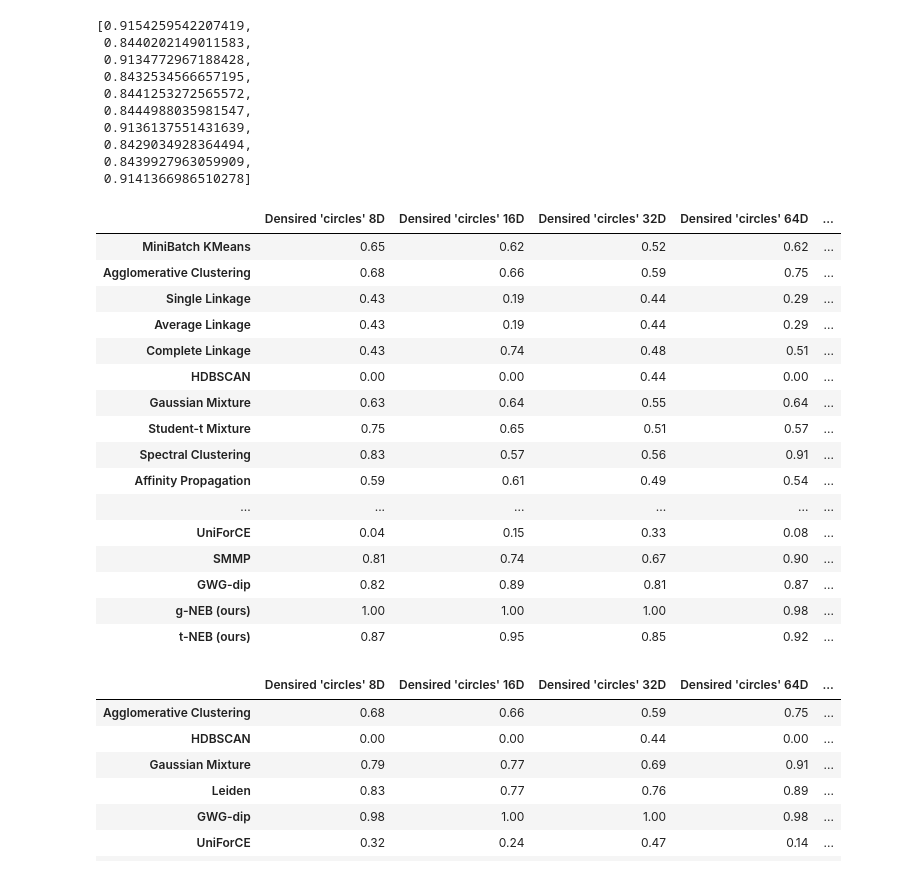
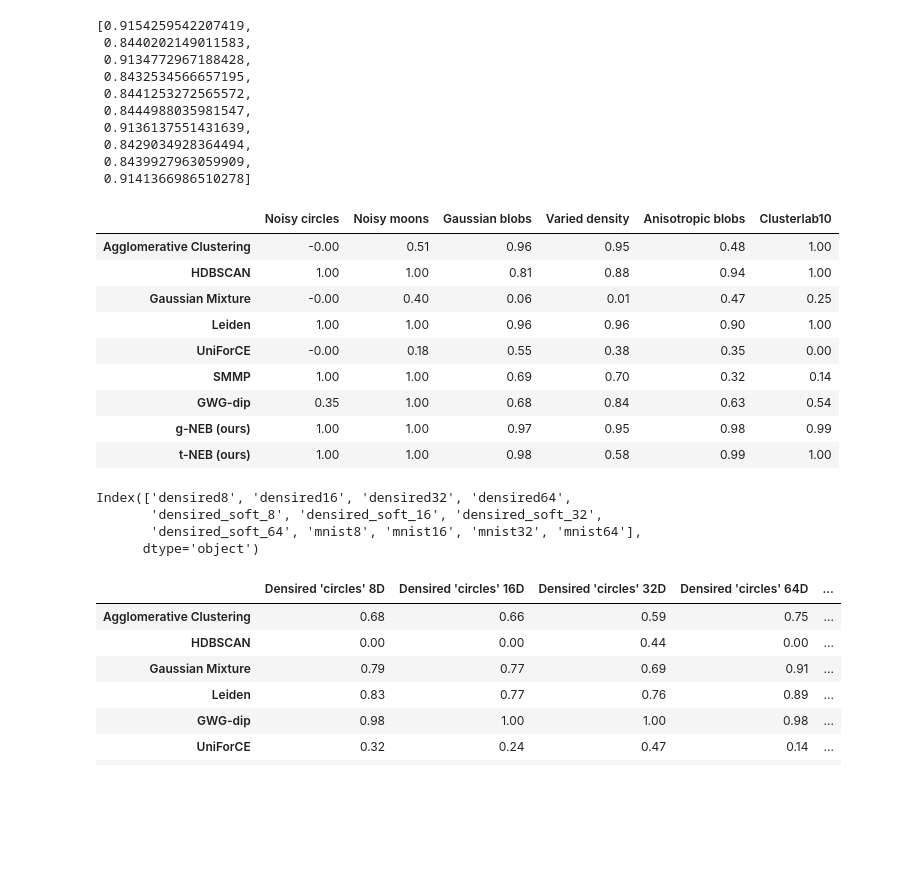
Before and after one commit to ecker-lab/tneb_clustering, a Jupyter notebook: paper_figures_and_tables/notebooks/table_ari.ipynb, the cells around one changed output. Drawn from its saved outputs; the diff is of its cells as text; code cells hidden in the pictures; blank space fills up the shorter version.

```diff
--- a/paper_figures_and_tables/notebooks/table_ari.ipynb
+++ b/paper_figures_and_tables/notebooks/table_ari.ipynb
@@ -22,5 +22,6 @@ cache_path="../../cache"
 #     data = pickle.load(f)
 # filename = os.path.join(cache_path, "metrics", "figure2_main-full.pkl")
 filename = os.path.join(cache_path, "metrics", "figure2-full.pkl")
+filename = os.path.join(cache_path, "metrics", "figure1-full.pkl")
 with open(filename, "rb") as f:
     data = pickle.load(f)
@@ -46,52 +51,51 @@ def style_col(col):
             'background-color: orange' if ranked.loc[i] == 2 else
             'background-color: lightblue' if ranked.loc[i] == 3 else ''
             for i in col.index]
 
 def style_df(df):
     styled_df = df.style
     for col in df.columns:
         styled_df = styled_df.apply(style_col, subset=[col])
     return styled_df
 
-def get_styled_table(data, operation=np.mean):
+def get_styled_table(data, operation=np.mean, core_algos=True):
     table = []
     for key in data.keys(): # datasets
         dict2 = data[key]
         row = []
-        for d in dict2.values(): # algorithms
-            row.append(operation(d))
+        # print(dict2.keys())
+        for key, value in dict2.items(): # algorithms
+            if key not in corc.our_algorithms.CORE_SELECTOR and core_algos:
+                continue
+            # print(value)
+            row.append(operation(value))
             # row.append(d[0])
         table.append(row)
 
     dataset_labels = [corc.our_datasets.dataset_displaynames[key] for key in data.keys()]
-    algorithm_labels = list(data["densired8"].keys())
+    algorithm_labels = list(data[list(data.keys())[0]].keys())
+    if core_algos:
+        algorithm_labels = [algo for algo in algorithm_labels if algo in corc.our_algorithms.CORE_SELECTOR]
     algorithm_labels = [corc.our_algorithms.ALG_DISPLAYNAMES[algo] if algo in corc.our_algorithms.ALG_DISPLAYNAMES else algo for algo in algorithm_labels]
 
     dataset_labels = [dataset.replace("\n", " ") for dataset in dataset_labels]
     algorithm_labels = [algo.replace("\n", " ") for algo in algorithm_labels]
     df = pd.DataFrame(table, columns=algorithm_labels, index=dataset_labels)
     df = df.transpose()
     # df
     df = df.map(lambda x: f"{x:.2f}")
     styled_df = style_df(df)
     return styled_df
 
-get_styled_table(data, np.mean )
+get_styled_table(data, np.mean , core_algos=True)
 # %% [output]
-|  | Densired 'circles' 8D | Densired 'circles' 16D | Densired 'circles' 32D | Densired 'circles' 64D | ... |
-| MiniBatch KMeans | 0.65 | 0.62 | 0.52 | 0.62 | ... |
-| Agglomerative Clustering | 0.68 | 0.66 | 0.59 | 0.75 | ... |
-| Single Linkage | 0.43 | 0.19 | 0.44 | 0.29 | ... |
-| Average Linkage | 0.43 | 0.19 | 0.44 | 0.29 | ... |
-| Complete Linkage | 0.43 | 0.74 | 0.48 | 0.51 | ... |
-| HDBSCAN | 0.00 | 0.00 | 0.44 | 0.00 | ... |
-| Gaussian Mixture | 0.63 | 0.64 | 0.55 | 0.64 | ... |
-| Student-t Mixture | 0.75 | 0.65 | 0.51 | 0.57 | ... |
-| Spectral Clustering | 0.83 | 0.57 | 0.56 | 0.91 | ... |
-| Affinity Propagation | 0.59 | 0.61 | 0.49 | 0.54 | ... |
-| ... | ... | ... | ... | ... | ... |
-| UniForCE | 0.04 | 0.15 | 0.33 | 0.08 | ... |
-| SMMP | 0.81 | 0.74 | 0.67 | 0.90 | ... |
-| GWG-dip | 0.82 | 0.89 | 0.81 | 0.87 | ... |
-| g-NEB (ours) | 1.00 | 1.00 | 1.00 | 0.98 | ... |
-| t-NEB (ours) | 0.87 | 0.95 | 0.85 | 0.92 | ... |
+|  | Noisy circles | Noisy moons | Gaussian blobs | Varied density | Anisotropic blobs | Clusterlab10 |
+| Agglomerative Clustering | -0.00 | 0.51 | 0.96 | 0.95 | 0.48 | 1.00 |
+| HDBSCAN | 1.00 | 1.00 | 0.81 | 0.88 | 0.94 | 1.00 |
+| Gaussian Mixture | -0.00 | 0.40 | 0.06 | 0.01 | 0.47 | 0.25 |
+| Leiden | 1.00 | 1.00 | 0.96 | 0.96 | 0.90 | 1.00 |
+| UniForCE | -0.00 | 0.18 | 0.55 | 0.38 | 0.35 | 0.00 |
+| SMMP | 1.00 | 1.00 | 0.69 | 0.70 | 0.32 | 0.14 |
+| GWG-dip | 0.35 | 1.00 | 0.68 | 0.84 | 0.63 | 0.54 |
+| g-NEB (ours) | 1.00 | 1.00 | 0.97 | 0.95 | 0.98 | 0.99 |
+| t-NEB (ours) | 1.00 | 1.00 | 0.98 | 0.58 | 0.99 | 1.00 |
@@ -97,0 +106,7 @@ get_styled_table(data, np.mean )
+# %%
+data_copy.columns
+# %% [output]
+Index(['densired8', 'densired16', 'densired32', 'densired64',
+       'densired_soft_8', 'densired_soft_16', 'densired_soft_32',
+       'densired_soft_64', 'mnist8', 'mnist16', 'mnist32', 'mnist64'],
+      dtype='object')
```
Also changed, not shown: parts of 5 cells of this notebook, 25 other files.
